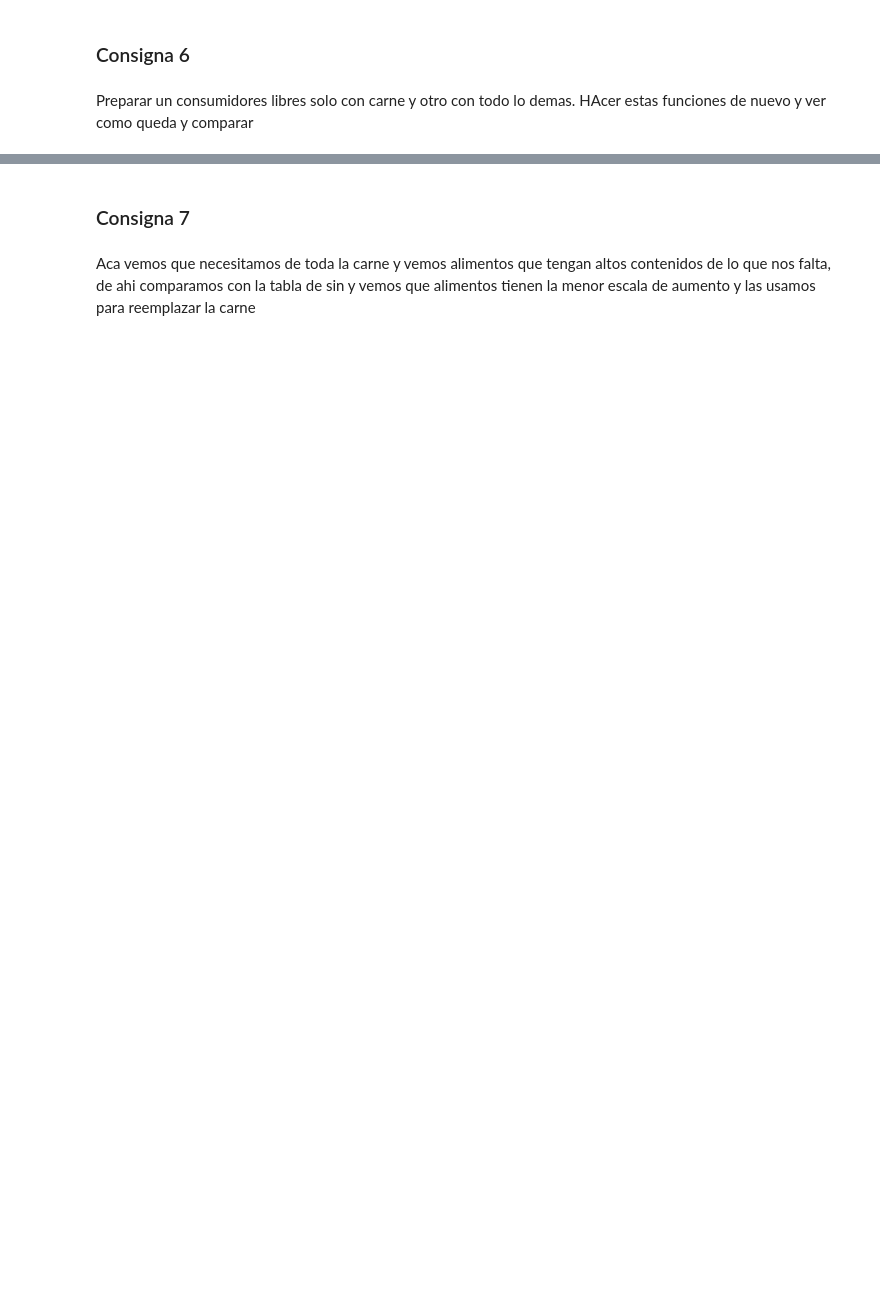
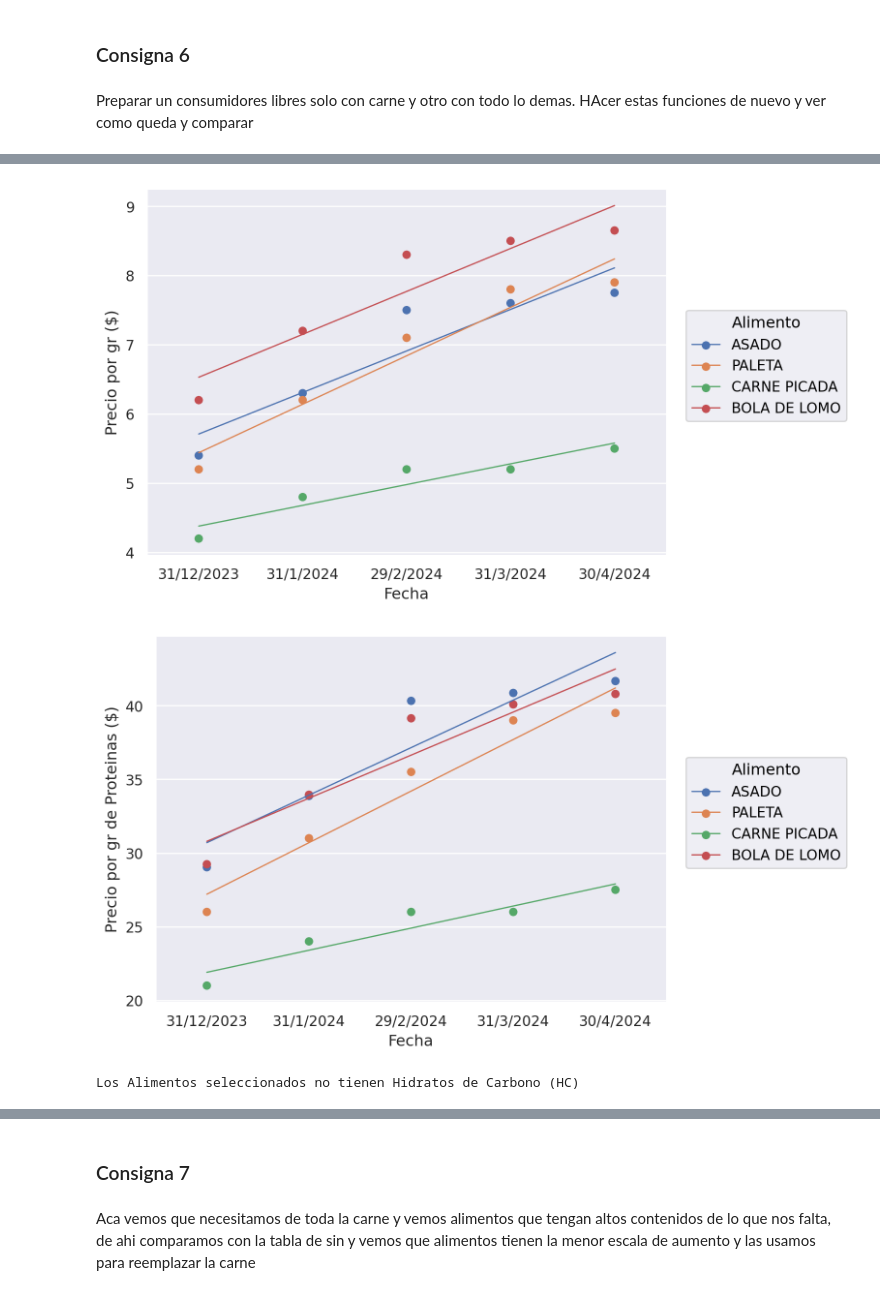
Before and after one commit to iggallardo-uba/ALC-TP2, a Jupyter notebook: Grupo-GR18.ipynb, the cells around one changed output, grey strips where cells are left out. Cells and saved outputs as stored; diff of their text form; code cells hidden in the pictures; blank space fills up the shorter version.

```diff
--- a/Grupo-GR18.ipynb
+++ b/Grupo-GR18.ipynb
@@ -356,11 +366,3 @@ tabla_nutricional_filtrada.head()
 | 3 | QUESO CREMA | 0.036145 | 0.060241 | 0.222892 |
 | 4 | QUESO CUARTIROLO | 0.016393 | 0.210383 | 0.218579 |
 | 5 | QUESO RALLAR | 0.036145 | 0.331325 | 0.271084 |
-# %%
-consumidores_gramo
-
-consumidores_gramo["PRODUCTOS"] = consumidores['PRODUCTOS'].apply(arreglo_observacional)
-
-consumidores_gramo = consumidores_gramo.rename(columns={"PRODUCTOS":"Alimento"})
-
-consumidores_gramo.head()
@@ -509,3 +430,9 @@ Si yo quiero tomar el de todos, que promedio tengo que hacer. Promediar primero
 ### Consigna 6
 # %% [markdown]
 Preparar un consumidores libres solo con carne y otro con todo lo demas. HAcer estas funciones de nuevo y ver como queda y comparar
+# %%
+print(melted_nutricional[melted_nutricional["Alimento"] == "ASADO"])
+
+carne_nutricional = melted_nutricional[melted_nutricional["Alimento"].isin(["CARNE PICADA", "BOLA DE LOMO", "ASADO", "PALETA"])].reset_index(drop=True)
+
+carne_nutricional.head()
@@ -511,0 +459,6 @@ Preparar un consumidores libres solo con carne y otro con todo lo demas. HAcer e
+# %%
+graficosNutricionales(carne_nutricional)
+# %% [output]
+[figure, added]
+[figure, added]
+Los Alimentos seleccionados no tienen Hidratos de Carbono (HC)
```
Also changed, not shown: parts of 33 cells of this notebook, 1 other file.
